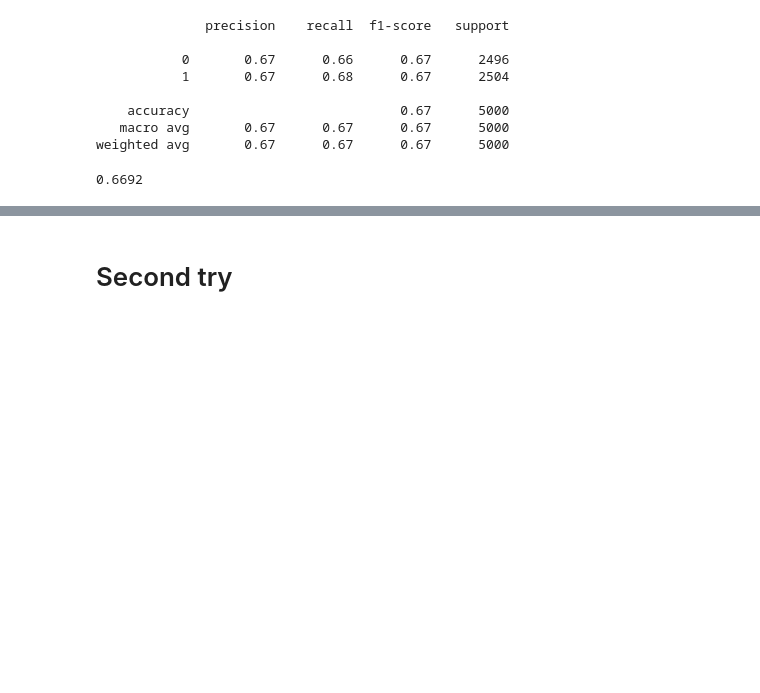
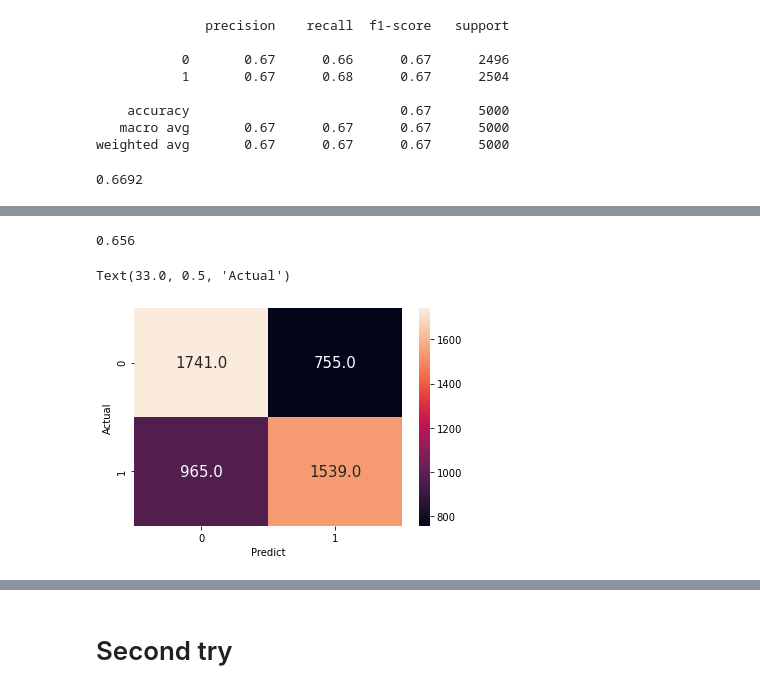
Before and after one commit to or-yitshak/Final-Project-Semester-B, a Jupyter notebook: Cats & Dogs.ipynb, the cells around one changed output, grey strips where cells are left out. Drawn from its saved outputs; the diff is of its cells as text; code cells hidden in the pictures; blank space fills up the shorter version.

```diff
--- a/Cats & Dogs.ipynb
+++ b/Cats & Dogs.ipynb
@@ -830,0 +991,12 @@ metrics.accuracy_score(test_target,y_pred)
+# %%
+metrics.accuracy_score(test_target,y_pred)
+# %% [output]
+0.656
+# %%
+cm = confusion_matrix(test_target,y_pred)
+sns.heatmap(cm,annot=True,annot_kws = {'size':15},fmt=".1f")
+plt.xlabel("Predict")
+plt.ylabel("Actual")
+# %% [output]
+Text(33.0, 0.5, 'Actual')
+[figure, added]
```
Also changed, not shown: parts of 55 cells of this notebook.
